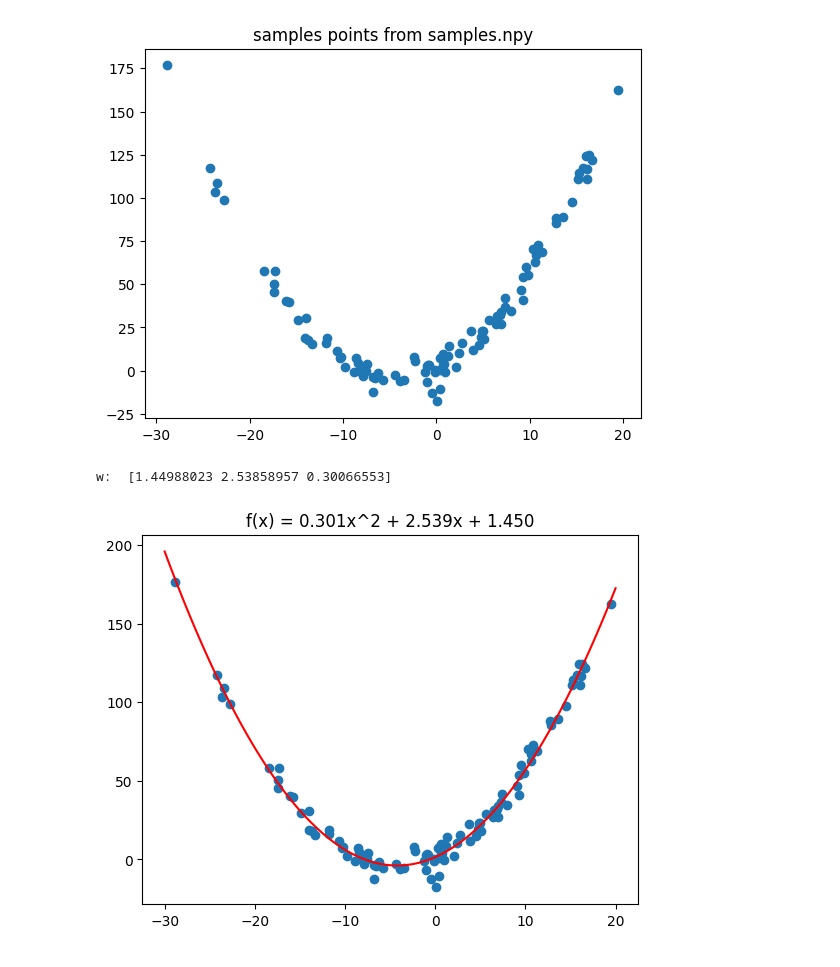
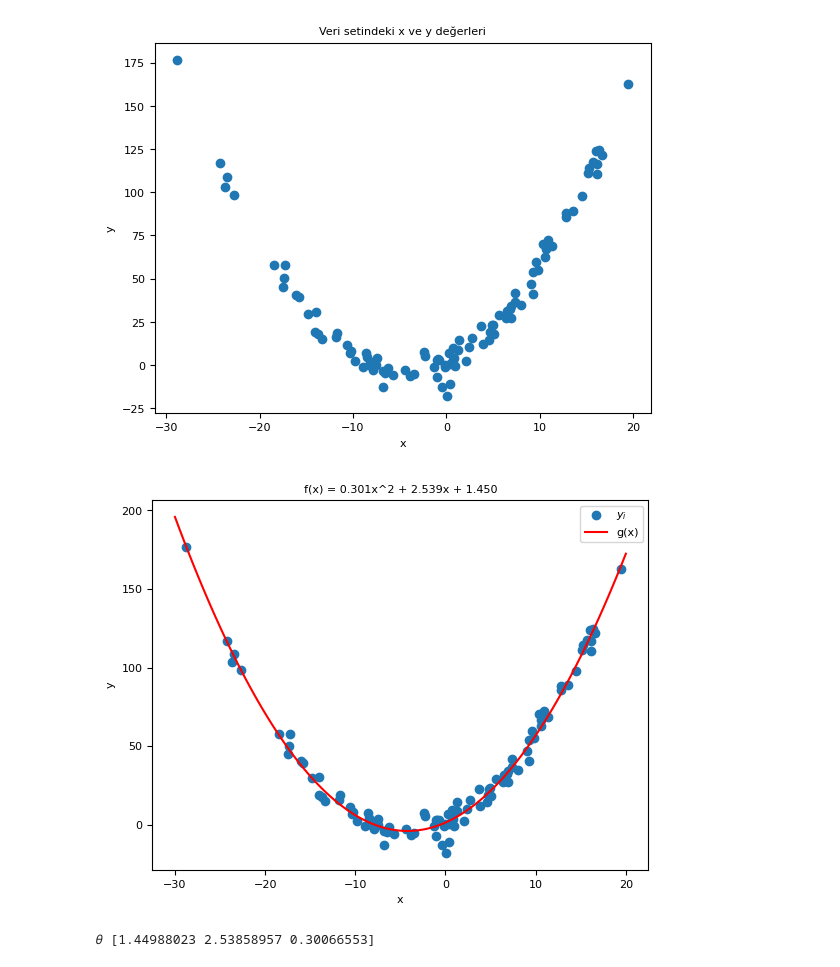
Before and after one commit to fouad1233/machine_learning_tutorials, a Jupyter notebook: 001_regression/main.ipynb, the cells around one changed output. Cells and saved outputs as stored; diff of their text form; code cells hidden in the pictures.

```diff
--- a/001_regression/main.ipynb
+++ b/001_regression/main.ipynb
@@ -5,25 +5,42 @@ import numpy as np
 # %%
 #open the samples.txt file
 samples = np.loadtxt("samples.txt")
 
 x = samples[:, 0]
 y = samples[:, 1]
-plt.title("samples points from samples.npy")
+plt.title("Veri setindeki x ve y değerleri", fontsize=8)
+
+#set all numbers font at the axis to 8
+plt.xticks(fontsize=8)
+plt.yticks(fontsize=8)
+#set the x and y label
+plt.xlabel("x", fontsize=8)
+plt.ylabel("y", fontsize=8)
 plt.scatter(x, y)
 plt.show()
 # %% [output]
-[figure, old version]
+[figure, new version]
 # %%
-w = regression(x, y, 3)
-print("w: ", w)
+theta = regression(x, y, 3)
+
 x_new = np.linspace(-30, 20, 100)
-y_new = sum([w[i] * x_new**i for i in range(len(w))])
+y_new = sum([theta[i] * x_new**i for i in range(len(theta))])
 # make a title that show the function by using the w and by showing the value of w 3 decimal points
-plt.title("f(x) = {:.3f}x^2 + {:.3f}x + {:.3f}".format(w[2], w[1], w[0]))
-plt.scatter(x, y)
+plt.title("f(x) = {:.3f}x^2 + {:.3f}x + {:.3f}".format(theta[2], theta[1], theta[0]), fontsize=8)
+#set all numbers font at the axis to 8
+plt.xticks(fontsize=8)
+plt.yticks(fontsize=8)
+#set the x and y label
+plt.xlabel("x", fontsize=8)
+plt.ylabel("y", fontsize=8)
+plt.scatter(x, y, )
 plt.plot(x_new, y_new, color='red')
-#add what color what means
+#add what color what color means
+plt.legend(["$y_i$", "g(x)"], fontsize=8)
+
 plt.show()
+
+print('𝜃', theta)
 # %% [output]
+[figure, new version]
-w:  [1.44988023 2.53858957 0.30066553]
+𝜃 [1.44988023 2.53858957 0.30066553]
-[figure, old version]
```
Also changed, not shown: 1 other file.
